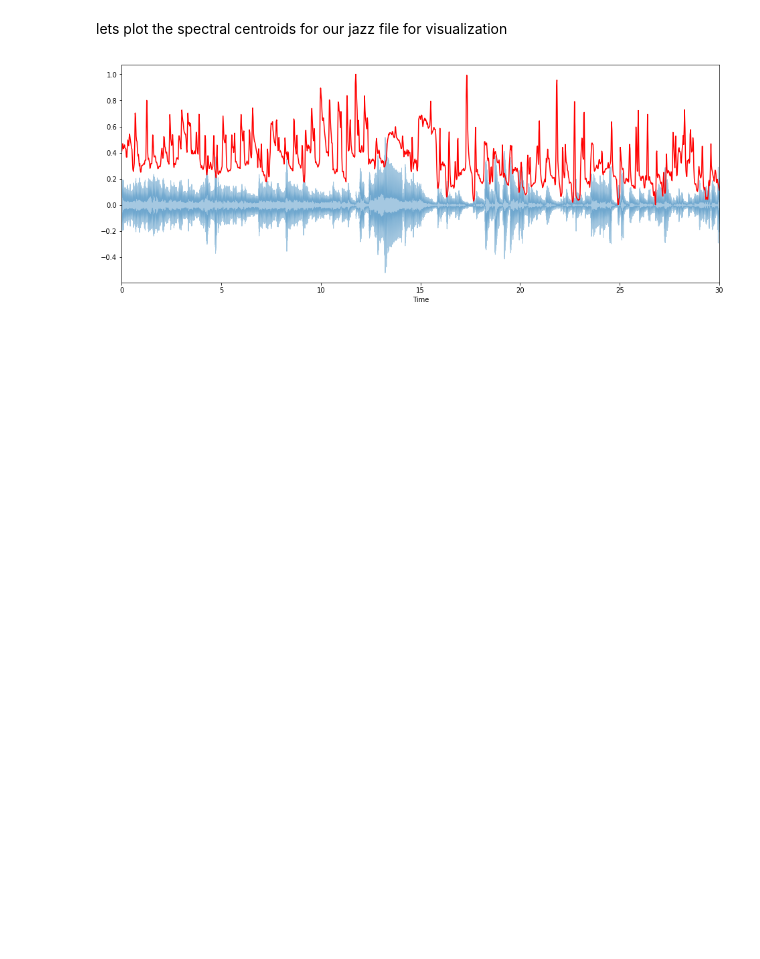
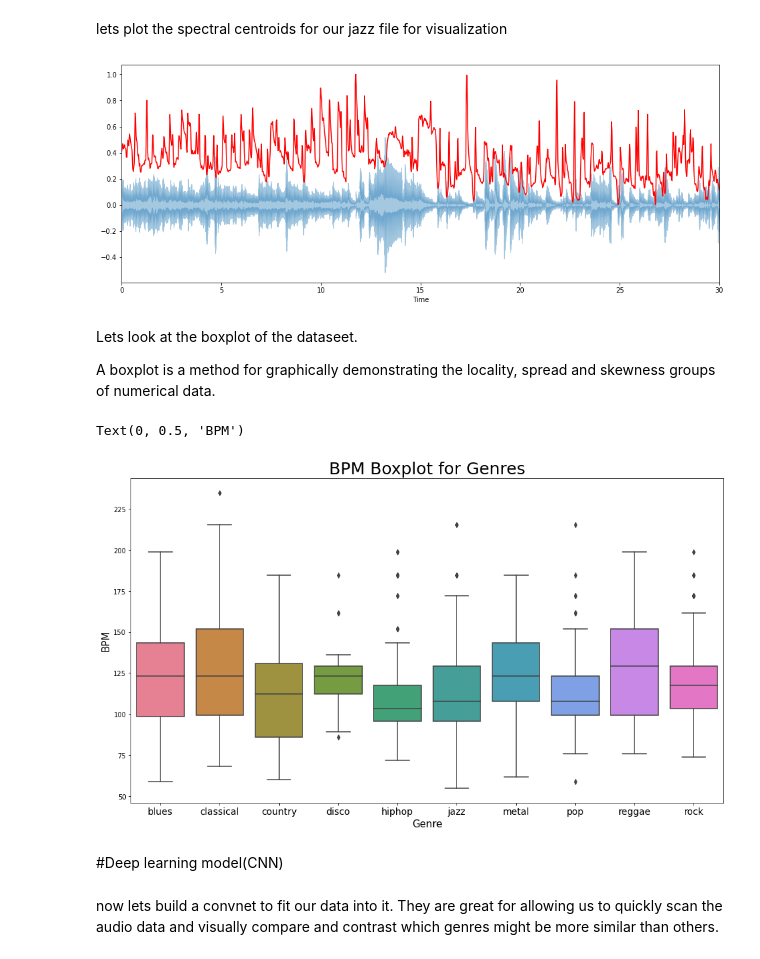
Before and after one commit to Nnamaka/Music_Genre_Classification, a Jupyter notebook: music_classificatio.ipynb, the cells around one changed output. Saved outputs shown, nothing was run; the diff lists cells and outputs as text; code cells hidden in the pictures; blank space fills up the shorter version.

```diff
--- a/music_classificatio.ipynb
+++ b/music_classificatio.ipynb
@@ -156,3 +156,26 @@ plt.plot(t, normalize(spectral_centroids), color='r')
 plt.show()
 # %% [output]
 [figure]
+# %% [markdown]
+Lets look at the boxplot of the dataseet.
+
+A boxplot is a method for graphically demonstrating the locality, spread and skewness groups of numerical data.
+# %%
+x = df[["label", "tempo"]]
+
+f, ax = plt.subplots(figsize=(16, 9));
+sns.boxplot(x = "label", y = "tempo", data = x, palette = 'husl');
+
+plt.title('BPM Boxplot for Genres', fontsize = 25)
+plt.xticks(fontsize = 14)
+plt.yticks(fontsize = 10);
+plt.xlabel("Genre", fontsize = 15)
+plt.ylabel("BPM", fontsize = 15)
+# %% [output]
+Text(0, 0.5, 'BPM')
+[figure, added]
+# %% [markdown]
+#Deep learning model(CNN)
+# %% [markdown]
+now lets build a convnet to fit our data into it.
+They are great for allowing us to quickly scan the audio data and visually compare and contrast which genres might be more similar than others.
```
